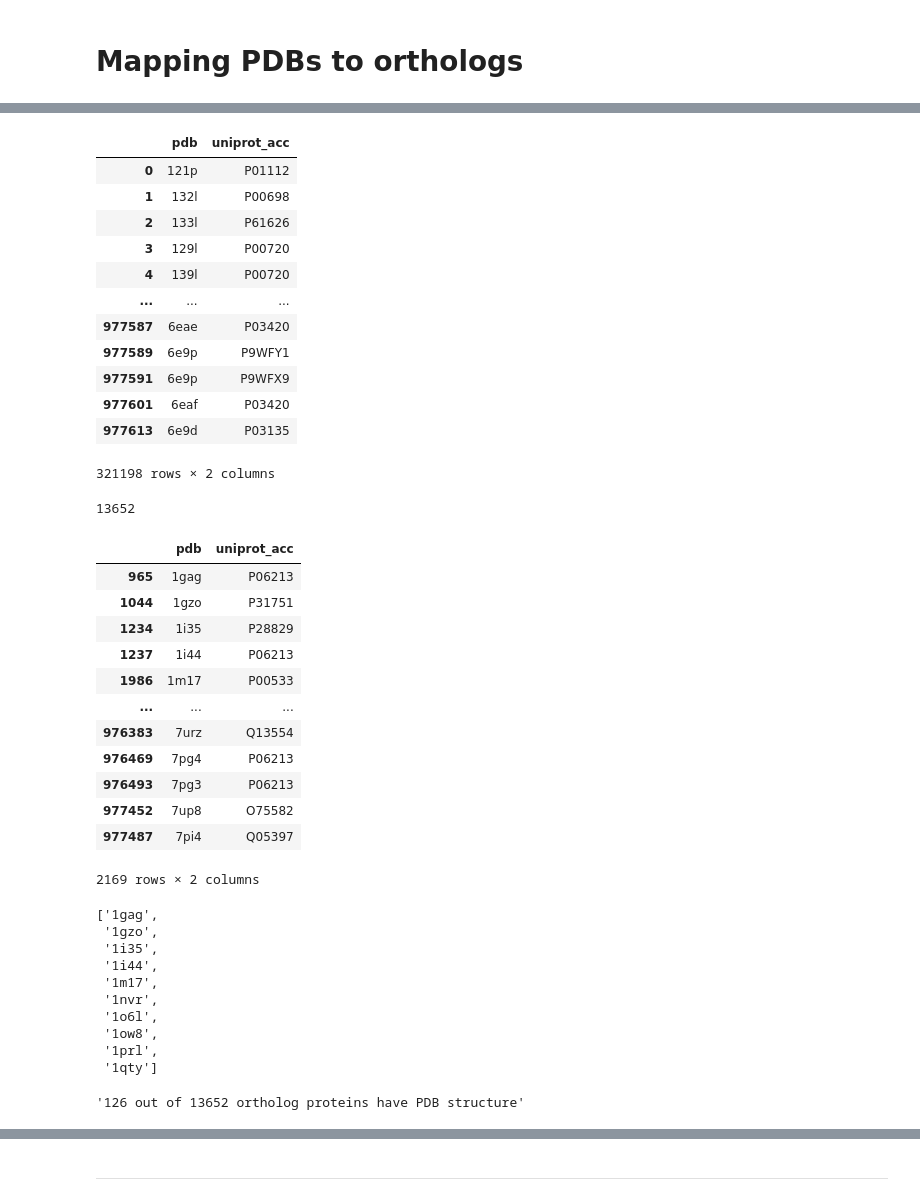
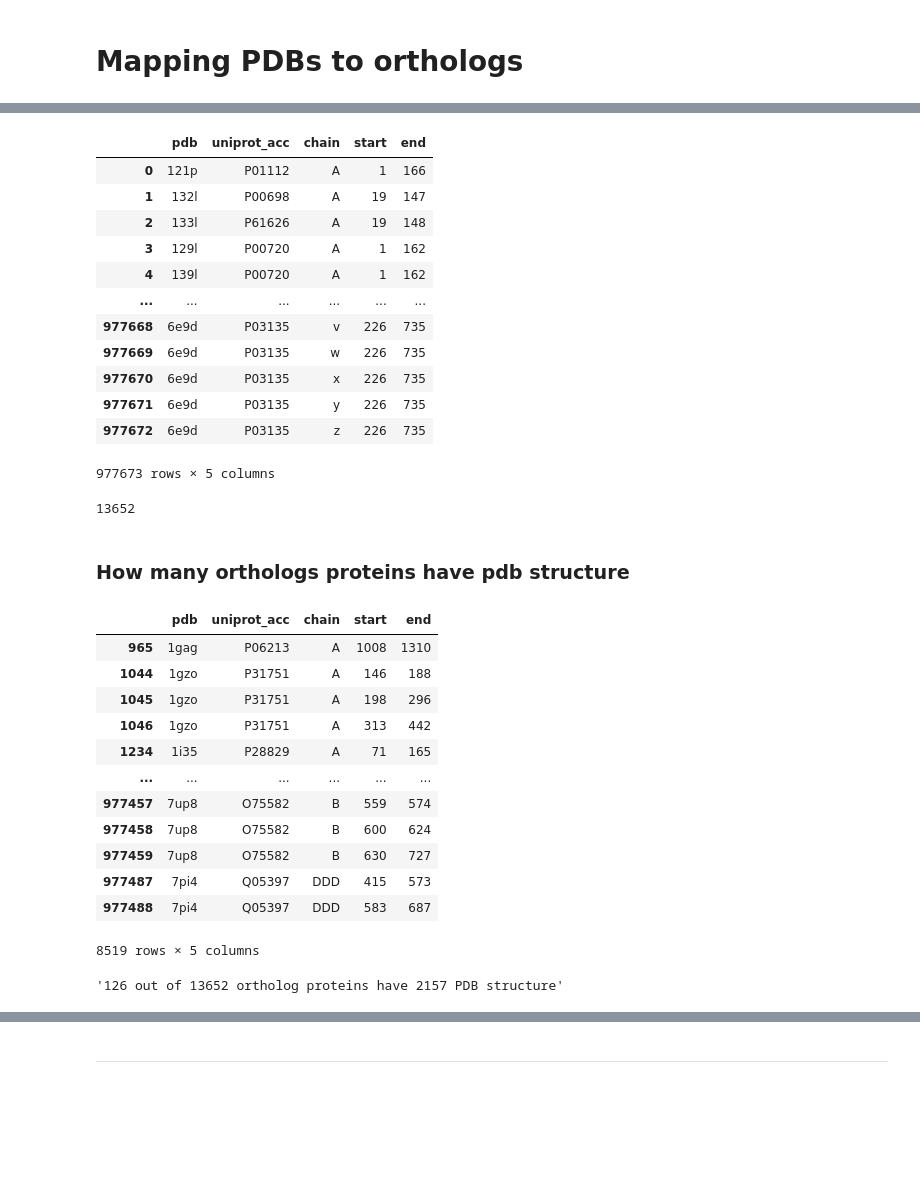
Before and after one commit to alvaro-2/cis-reg, a Jupyter notebook: scripts/orthologs.ipynb, the cells around one changed output, grey strips where cells are left out. Saved outputs shown, nothing was run; the diff lists cells and outputs as text; code cells hidden in the pictures; blank space fills up the shorter version.

Commit message:
mapping pdb structures to proteins in orthologs MSAs

```diff
--- a/scripts/orthologs.ipynb
+++ b/scripts/orthologs.ipynb
@@ -220,21 +226,27 @@ sift.columns = sift.columns.str.lower()
 # %%
 # Mapping: pdbs for each uniprot
-pdb_uniprot = sift[['pdb', 'sp_primary']].drop_duplicates().rename(columns= {'sp_primary': 'uniprot_acc'})
+pdb_uniprot = sift[['pdb', 'sp_primary', 'chain', 'sp_beg', 'sp_end']].drop_duplicates().rename(columns=
+    {
+    'sp_primary': 'uniprot_acc',
+    'sp_beg': 'start',
+    'sp_end': 'end'
+    }
+)
 pdb_uniprot
 # %% [output]
-|  | pdb | uniprot_acc |
-| 0 | 121p | P01112 |
-| 1 | 132l | P00698 |
-| 2 | 133l | P61626 |
-| 3 | 129l | P00720 |
-| 4 | 139l | P00720 |
-| ... | ... | ... |
-| 977587 | 6eae | P03420 |
-| 977589 | 6e9p | P9WFY1 |
-| 977591 | 6e9p | P9WFX9 |
-| 977601 | 6eaf | P03420 |
-| 977613 | 6e9d | P03135 |
+|  | pdb | uniprot_acc | chain | start | end |
+| 0 | 121p | P01112 | A | 1 | 166 |
+| 1 | 132l | P00698 | A | 19 | 147 |
+| 2 | 133l | P61626 | A | 19 | 148 |
+| 3 | 129l | P00720 | A | 1 | 162 |
+| 4 | 139l | P00720 | A | 1 | 162 |
+| ... | ... | ... | ... | ... | ... |
+| 977668 | 6e9d | P03135 | v | 226 | 735 |
+| 977669 | 6e9d | P03135 | w | 226 | 735 |
+| 977670 | 6e9d | P03135 | x | 226 | 735 |
+| 977671 | 6e9d | P03135 | y | 226 | 735 |
+| 977672 | 6e9d | P03135 | z | 226 | 735 |
-321198 rows × 2 columns
+977673 rows × 5 columns
 # %%
 # Get list of orthologs
 ortho = all_msas.uniprot.unique().tolist()
@@ -242,38 +254,27 @@ ortho = all_msas.uniprot.unique().tolist()
 len(ortho)
 # %% [output]
 13652
+# %% [markdown]
+### How many orthologs proteins have pdb structure
 # %%
 # How many orthologs proteins have pdb structure
 pdb_orthologs = pdb_uniprot[pdb_uniprot.uniprot_acc.isin(ortho)]
 pdb_orthologs
 # %% [output]
-|  | pdb | uniprot_acc |
-| 965 | 1gag | P06213 |
-| 1044 | 1gzo | P31751 |
-| 1234 | 1i35 | P28829 |
-| 1237 | 1i44 | P06213 |
-| 1986 | 1m17 | P00533 |
-| ... | ... | ... |
-| 976383 | 7urz | Q13554 |
-| 976469 | 7pg4 | P06213 |
-| 976493 | 7pg3 | P06213 |
-| 977452 | 7up8 | O75582 |
-| 977487 | 7pi4 | Q05397 |
+|  | pdb | uniprot_acc | chain | start | end |
+| 965 | 1gag | P06213 | A | 1008 | 1310 |
+| 1044 | 1gzo | P31751 | A | 146 | 188 |
+| 1045 | 1gzo | P31751 | A | 198 | 296 |
+| 1046 | 1gzo | P31751 | A | 313 | 442 |
+| 1234 | 1i35 | P28829 | A | 71 | 165 |
+| ... | ... | ... | ... | ... | ... |
+| 977457 | 7up8 | O75582 | B | 559 | 574 |
+| 977458 | 7up8 | O75582 | B | 600 | 624 |
+| 977459 | 7up8 | O75582 | B | 630 | 727 |
+| 977487 | 7pi4 | Q05397 | DDD | 415 | 573 |
+| 977488 | 7pi4 | Q05397 | DDD | 583 | 687 |
-2169 rows × 2 columns
+8519 rows × 5 columns
-# %%
-pdb_orthologs.pdb[:10].to_list()
-# %% [output]
-['1gag',
- '1gzo',
- '1i35',
- '1i44',
- '1m17',
- '1nvr',
- '1o6l',
- '1ow8',
- '1prl',
- '1qty']
 # %%
-f"{pdb_orthologs.uniprot_acc.nunique()} out of {len(ortho)} ortholog proteins have PDB structure"
+f"{pdb_orthologs.uniprot_acc.nunique()} out of {len(ortho)} ortholog proteins have {pdb_orthologs.pdb.nunique()} PDB structure"
 # %% [output]
-'126 out of 13652 ortholog proteins have PDB structure'
+'126 out of 13652 ortholog proteins have 2157 PDB structure'
```
Also changed, not shown: parts of 24 cells of this notebook.
